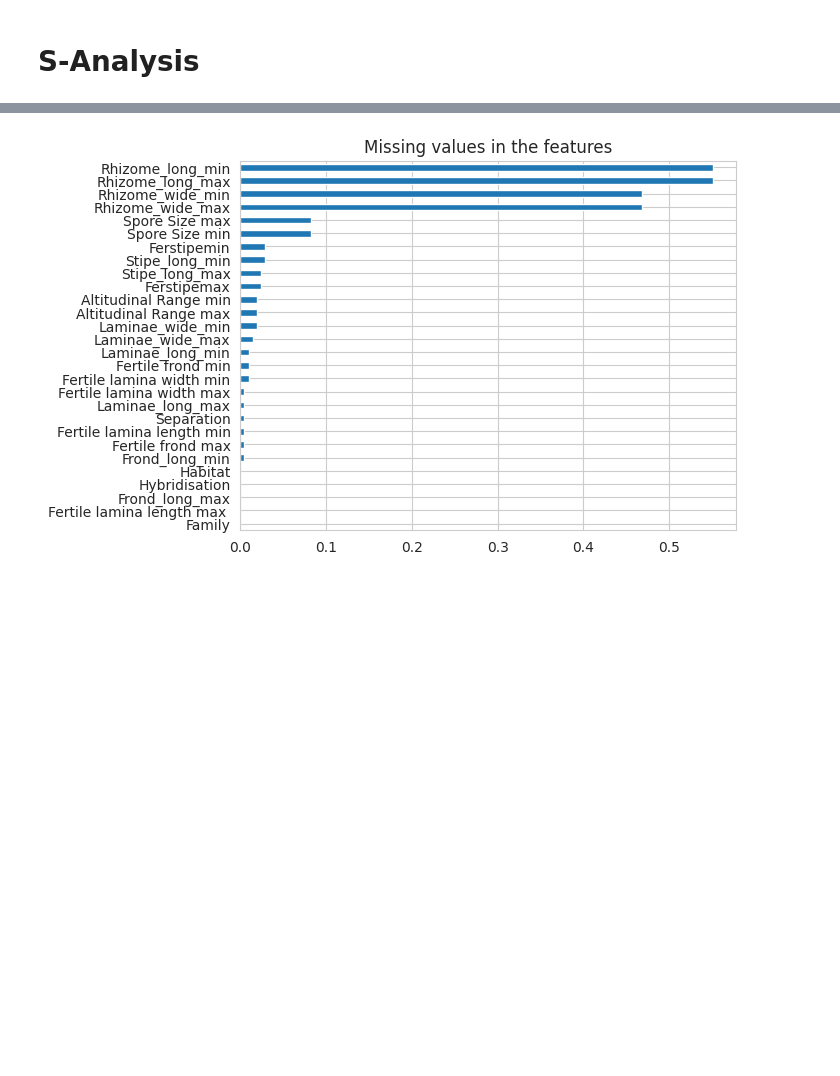
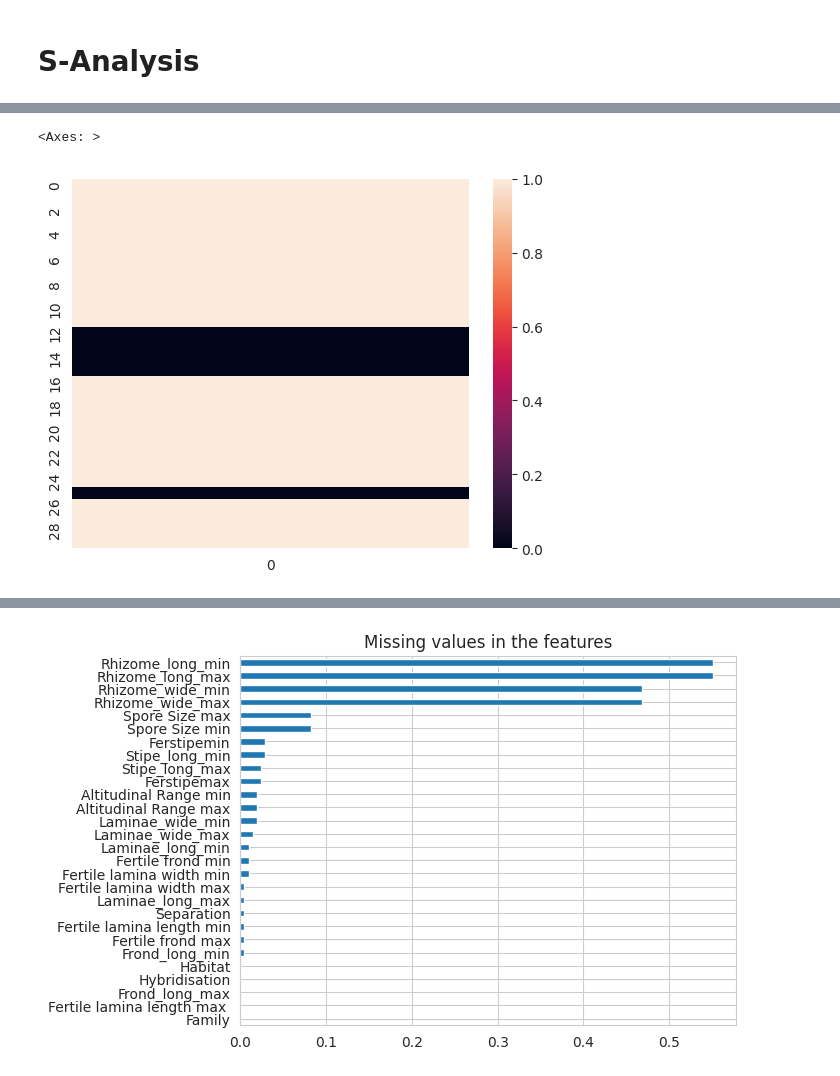
Before and after one commit to simone7monaco/newzeland-plants, a Jupyter notebook: Felci/extractor.ipynb, the cells around one changed output, grey strips where cells are left out. Saved outputs shown, nothing was run; the diff lists cells and outputs as text; code cells hidden in the pictures; blank space fills up the shorter version.

```diff
--- a/Felci/extractor.ipynb
+++ b/Felci/extractor.ipynb
@@ -427,0 +445,5 @@ Name: count, dtype: int64
+# %%
+sns.heatmap(np.array(t).reshape(-1, 1))
+# %% [output]
+<Axes: >
+[figure, added]
```
Also changed, not shown: parts of 9 cells of this notebook, 2 other files.
